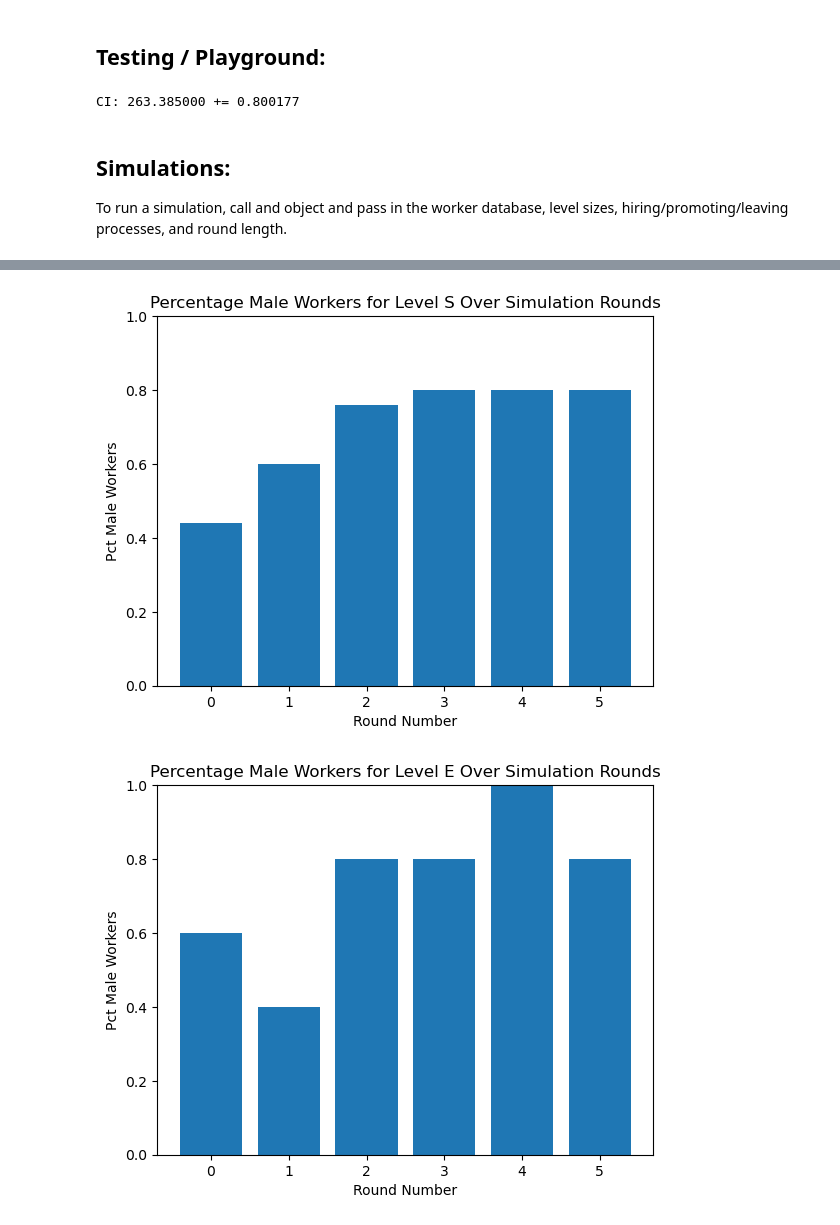
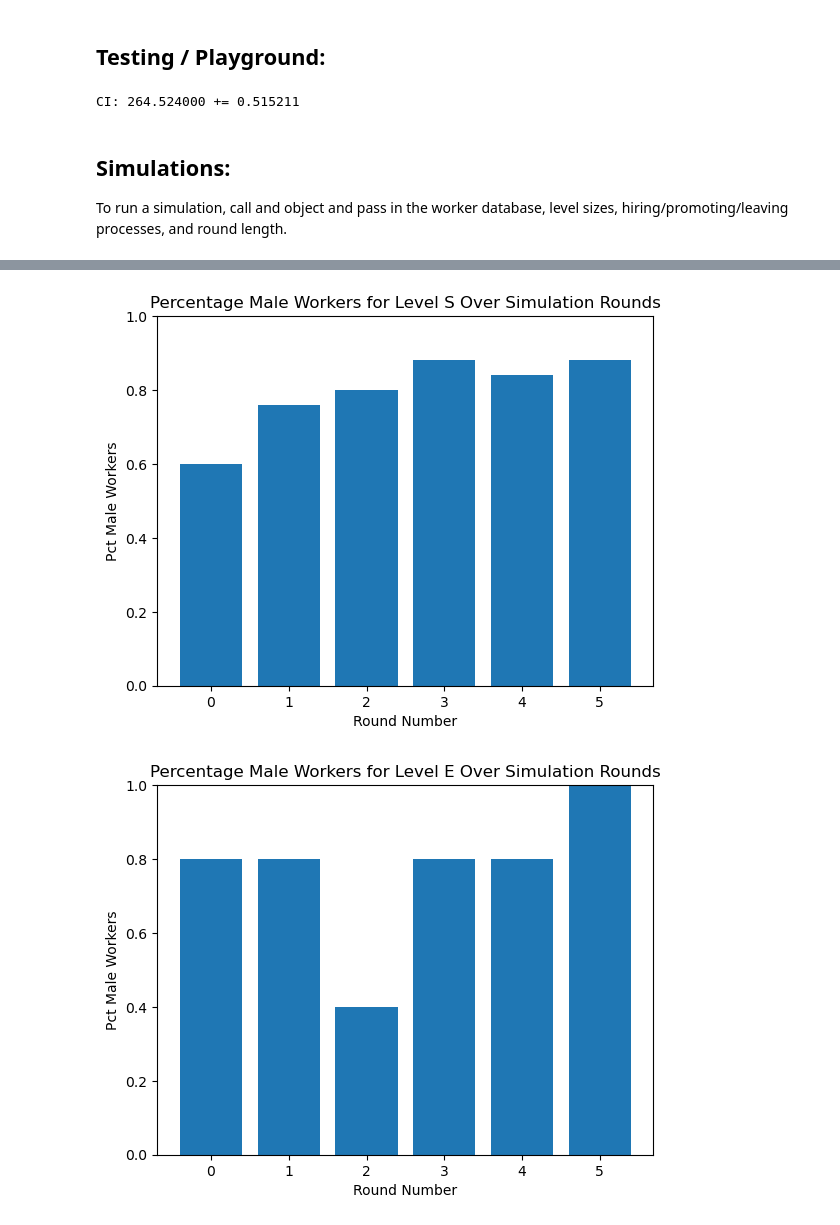
Before and after one commit to bmosh/4580_final_project, a Jupyter notebook: FP_v2.ipynb, the cells around one changed output, grey strips where cells are left out. Saved outputs shown, nothing was run; the diff lists cells and outputs as text; code cells hidden in the pictures.

Commit message:
Added productivity-based promotion process

```diff
--- a/FP_v2.ipynb
+++ b/FP_v2.ipynb
@@ -68,7 +68,7 @@ class worker(object):
 
 
     def __lt__(self, other):
-        return self.idx < other.get_index()
+        return self.productivity < other.get_productivity()
 
     def __str__(self):
         return "[level: %s, gender: %s, id: %i, end_time: %f]" \
@@ -85,9 +85,9 @@ class worker(object):
 
     def set_productivity(self):
         if self.gender == 0:
-            self.productivity = np.random.normal(45, 10)
+            self.productivity = np.random.normal(4, 2)
         else:
-            self.productivity = np.random.normal(48, 10)
+            self.productivity = np.random.normal(5, 2)
 
     def get_time_on_level(self):
         return time.time() - self.start_time
@@ -100,12 +100,11 @@ class worker(object):
                 + np.random.exponential( \
                 gender_stay_times[self.gender] + level_ext_stay_times[self.level])
 
-#       Setting end time for female employees - min of 2 Expo RVs
+#       Setting end time for female employees - As of now, same as male but with lower mean, not 2 Expo RVs
         else:
             self.end_time = self.start_time \
-                + min(np.random.exponential( \
-                gender_stay_times[self.gender] + level_ext_stay_times[self.level]), \
-                np.random.exponential(4*(gender_stay_times[self.gender] + level_ext_stay_times[self.level])))
+                + np.random.exponential( \
+                gender_stay_times[self.gender] + level_ext_stay_times[self.level])
 
     def get_end_time(self):
         return self.end_time
@@ -146,7 +145,7 @@ def base_remove_expired_workers(worker_db):
             idx += 1
 
 #       Sort to ensure most senior employees are promoted first
-        worker_db[level].sort()
+        worker_db[level].sort(reverse=True)
 
 def base_hire_worker(worker_db, level, idx, all_male=False, all_female=False):
     """
@@ -262,7 +300,7 @@ class Simulation(object):
     """
 
     def __init__(self, worker_db, level_sizes, population_process, leaving_process, hiring_process, promotion_process,
-                 round_length=30, num_rounds=6):
+                 round_length=10, num_rounds=6):
 
         self.worker_db = worker_db
         self.level_sizes = level_sizes
@@ -328,7 +366,7 @@ class Simulation(object):
         total = 0
 
         for wrkr in worker_level:
-            if wrkr.get_gender() == 0:
+            if wrkr.is_male():
                 count_male += 1
             else:
                 count_female += 1
@@ -344,7 +382,7 @@ class Simulation(object):
 
     def print_final_demo_info(self):
         for level in self.worker_db.keys():
-            print("Population Demographics for level %s:" % work_levels[level])
+            print("Population Demographics for level %s of size %i:" % (work_levels[level], self.level_sizes[level]))
             print("population pct. male: %f, population pct. female: %f\n" % (self.level_gender_distribution(self.worker_db[level])))
 
     def visualize_final_level_gender_dists(self):
@@ -363,7 +401,7 @@ class Simulation(object):
         self.leaving_process(self.worker_db)
 
         # Promote to fill ranks:
-        self.promotion_process(self.worker_db, alpha, gamma)
+        self.promotion_process(self.worker_db, alpha, gamma, n=10)
 
         # Add new hires to fill out staff:
         self.hire_entry_workers(self.worker_db)
@@ -427,7 +465,7 @@ def count_men(db):
     return count
 
 def test_initial_population(db):
-    n = 200
+    n = 500
     trials = np.zeros(n)
     for i in range(n):
         base_populate_initial_workforce(db, base_hire_worker)
@@ -441,13 +479,16 @@ def test_initial_population(db):
 
 test_initial_population(test_worker_db)
 # %% [output]
-CI: 263.385000 += 0.800177
+CI: 264.524000 += 0.515211
 # %% [markdown]
 ## Simulations:
 
 To run a simulation, call and object and pass in the worker database, level sizes, hiring/promoting/leaving processes, and round length.
+# %%
+round_length = 10
+num_rounds = 6
 # %%
-basic_sim = Simulation(worker_db, level_sizes, base_populate_initial_workforce, base_remove_expired_workers,base_hire_worker, base_promote_workers, round_length=5)
+basic_sim = Simulation(worker_db, level_sizes, base_populate_initial_workforce, base_remove_expired_workers,base_hire_worker, base_promote_workers, round_length, num_rounds)
 
 basic_sim.run_simulation()
 # %% [output]
@@ -473,3 +514,3 @@ population pct. male: 0.800000, population pct. female: 0.200000
-[figure, old version]
+[figure, new version]
-[figure, old version]
+[figure, new version]
 # %%
```
Also changed, not shown: parts of 5 cells of this notebook.
